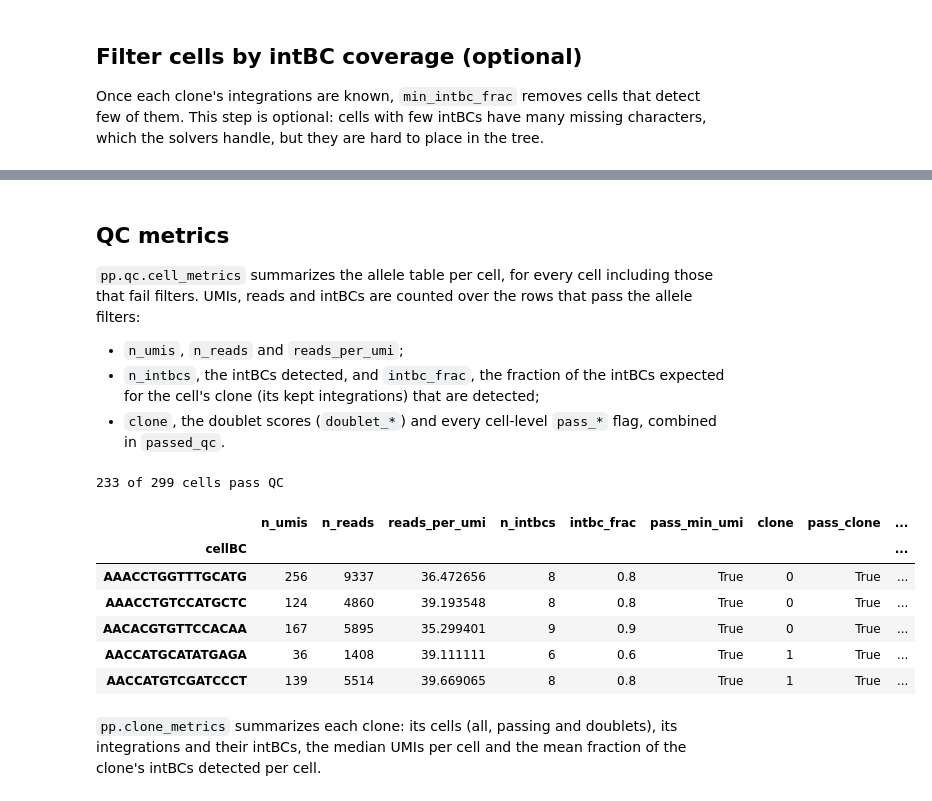
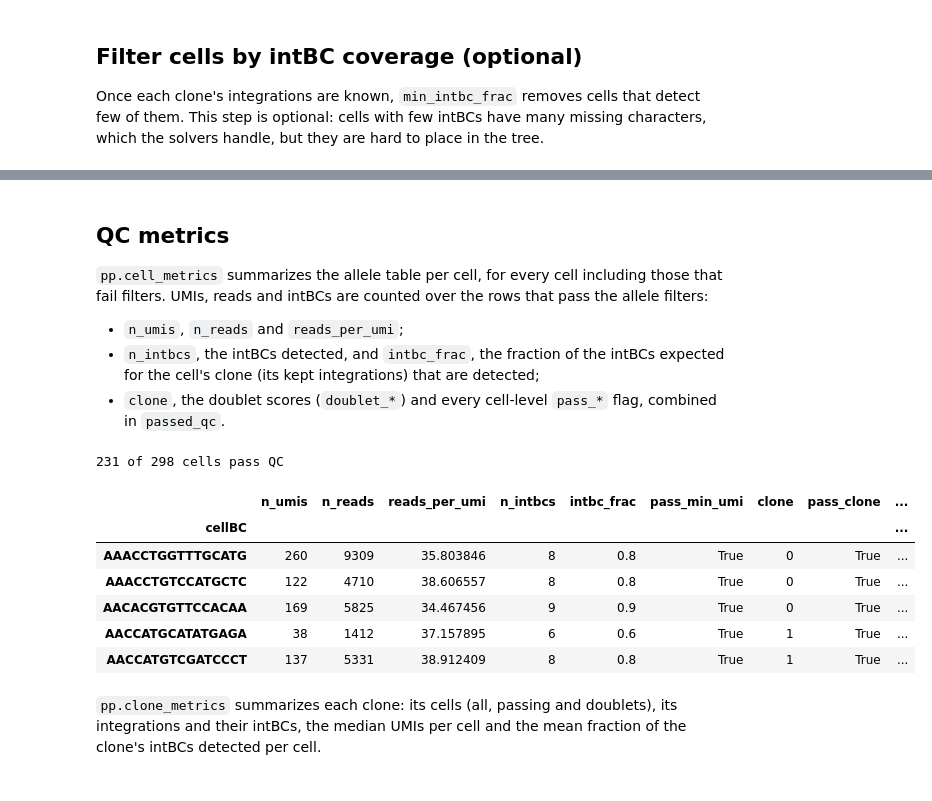
Before and after one commit to YosefLab/Cassiopeia, a Jupyter notebook: notebooks/preprocess.ipynb, the cells around one changed output, grey strips where cells are left out. Saved outputs shown, nothing was run; the diff lists cells and outputs as text; code cells hidden in the pictures.

```diff
--- a/notebooks/preprocess.ipynb
+++ b/notebooks/preprocess.ipynb
@@ -148,5 +152,8 @@ the most common edits in color, other edits in dark grey, unedited in light grey
 # %%
-df = cas.pp.call_alleles("kptracer.bam", construct, collapse_umis=True, n_threads=8)
-print(f"{df.attrs['read_stats']['molecules']:,} UMIs -> {len(df):,} rows")
+df = cas.pp.call_alleles("kptracer.bam", construct, min_reads_per_umi=2, n_threads=8)
+st = df.attrs["read_stats"]
+print(
+    f"{st['molecules']:,} UMIs with >= 2 reads ({st['low_read_umis']:,} dropped) -> {len(df):,} alleles"
+)
 df.head()
 # %% [output]
@@ -209,3 +224,3 @@ where the read threshold falls. The right plot shows each (cell, intBC) with its
 # %%
-df = cas.pp.filter_alleles(df, min_reads_per_umi=3, min_umi_per_intbc=2)
+df = cas.pp.filter_alleles(df, min_umi_per_allele=2, min_avg_reads_per_umi=5)
 # %% [output]
@@ -313,7 +330,7 @@ df = cas.pp.filter_doublets(df)
 # %% [markdown]
 ## QC metrics
 
-`pp.qc.cell_metrics` summarizes the allele table per cell, for every cell including those that fail
+`pp.cell_metrics` summarizes the allele table per cell, for every cell including those that fail
 filters. UMIs, reads and intBCs are counted over the rows that pass the allele filters:
 
 * `n_umis`, `n_reads` and `reads_per_umi`;
@@ -321,18 +338,18 @@ filters. UMIs, reads and intBCs are counted over the rows that pass the allele f
   clone (its kept integrations) that are detected;
 * `clone`, the doublet scores (`doublet_*`) and every cell-level `pass_*` flag, combined in `passed_qc`.
 # %%
-cells = cas.pp.qc.cell_metrics(df)
+cells = cas.pp.cell_metrics(df)
 print(f"{int(cells['passed_qc'].sum())} of {len(cells)} cells pass QC")
 cells.head()
 # %% [output]
-233 of 299 cells pass QC
+231 of 298 cells pass QC
 |  | n_umis | n_reads | reads_per_umi | n_intbcs | intbc_frac | pass_min_umi | clone | pass_clone | ... |
 | cellBC |  |  |  |  |  |  |  |  | ... |
-| AAACCTGGTTTGCATG | 256 | 9337 | 36.472656 | 8 | 0.8 | True | 0 | True | ... |
-| AAACCTGTCCATGCTC | 124 | 4860 | 39.193548 | 8 | 0.8 | True | 0 | True | ... |
-| AACACGTGTTCCACAA | 167 | 5895 | 35.299401 | 9 | 0.9 | True | 0 | True | ... |
-| AACCATGCATATGAGA | 36 | 1408 | 39.111111 | 6 | 0.6 | True | 1 | True | ... |
-| AACCATGTCGATCCCT | 139 | 5514 | 39.669065 | 8 | 0.8 | True | 1 | True | ... |
+| AAACCTGGTTTGCATG | 260 | 9309 | 35.803846 | 8 | 0.8 | True | 0 | True | ... |
+| AAACCTGTCCATGCTC | 122 | 4710 | 38.606557 | 8 | 0.8 | True | 0 | True | ... |
+| AACACGTGTTCCACAA | 169 | 5825 | 34.467456 | 9 | 0.9 | True | 0 | True | ... |
+| AACCATGCATATGAGA | 38 | 1412 | 37.157895 | 6 | 0.6 | True | 1 | True | ... |
+| AACCATGTCGATCCCT | 137 | 5331 | 38.912409 | 8 | 0.8 | True | 1 | True | ... |
 # %% [markdown]
 `pp.clone_metrics` summarizes each clone: its cells (all, passing and doublets), its integrations and
 their intBCs, the median UMIs per cell and the mean fraction of the clone's intBCs detected per cell.
```
Also changed, not shown: parts of 32 cells of this notebook, 31 other files.
